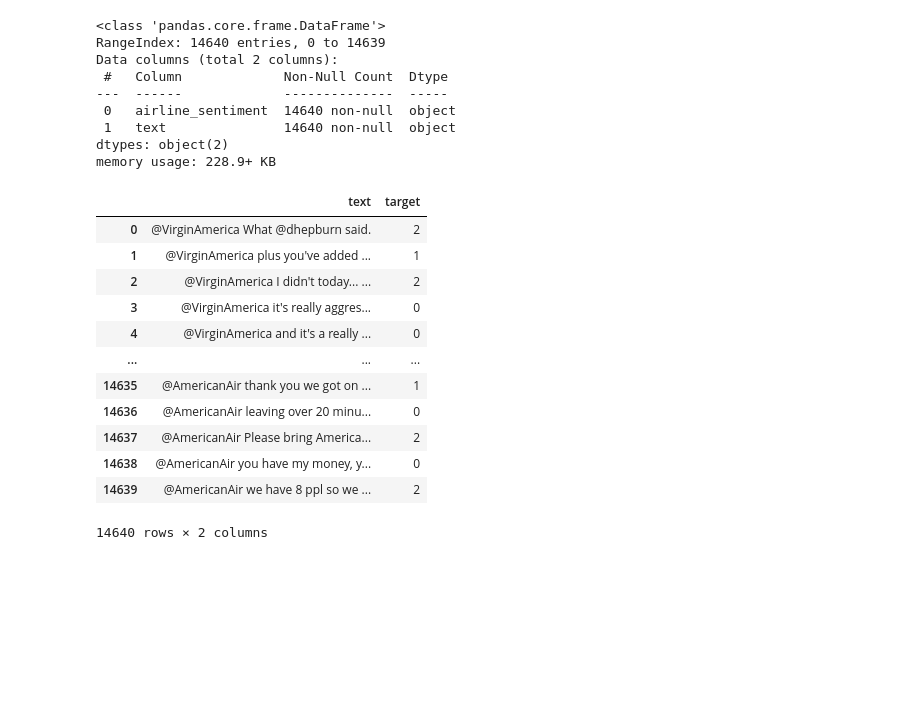
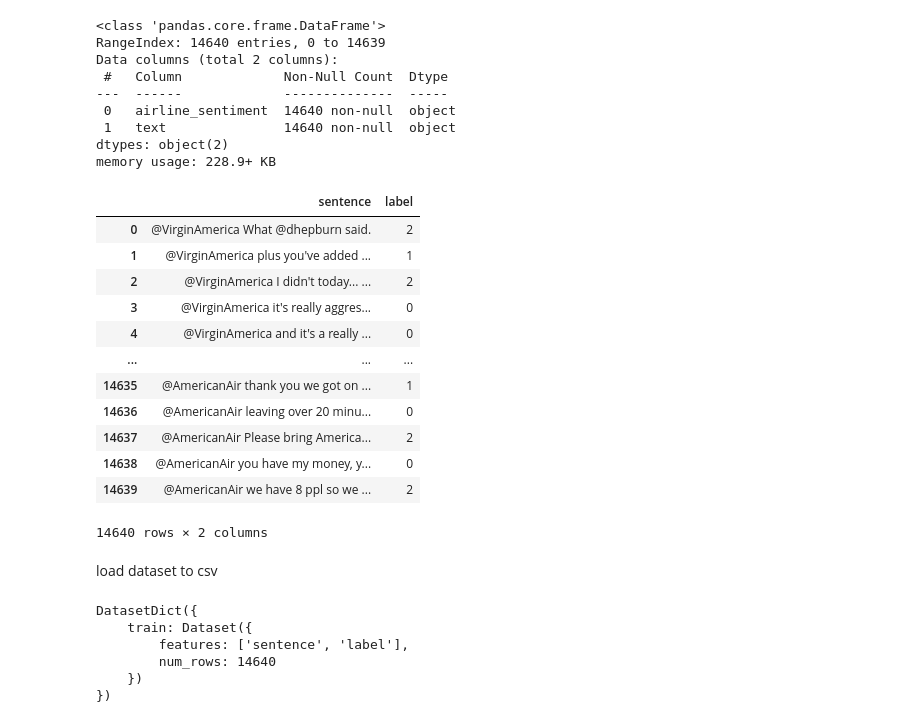
Before and after one commit to Tuchsanai/AIMaster-seagate-training-2024, a Jupyter notebook: Day2/Fine-Tuning Sentiment Custom Dataset/Fine-Tuning Sentiment Custom Dataset.ipynb, the cells around one changed output. Drawn from its saved outputs; the diff is of its cells as text; code cells hidden in the pictures; blank space fills up the shorter version.

```diff
--- a/Day2/Fine-Tuning Sentiment Custom Dataset/Fine-Tuning Sentiment Custom Dataset.ipynb
+++ b/Day2/Fine-Tuning Sentiment Custom Dataset/Fine-Tuning Sentiment Custom Dataset.ipynb
@@ -78,11 +61,13 @@ memory usage: 228.9+ KB
 # %%
 target_map = {'positive': 1, 'negative': 0, 'neutral': 2}
 df['target'] = df['airline_sentiment'].map(target_map)
 df= df.drop('airline_sentiment',axis=1)
+df.columns = ['sentence', 'label']
+df.to_csv('data.csv', index=None)
 
 df
 # %% [output]
-|  | text | target |
+|  | sentence | label |
 | 0 | @VirginAmerica What @dhepburn said. | 2 |
 | 1 | @VirginAmerica plus you've added ... | 1 |
 | 2 | @VirginAmerica I didn't today... ... | 2 |
@@ -95,3 +80,5 @@ df
 | 14638 | @AmericanAir you have my money, y... | 0 |
 | 14639 | @AmericanAir we have 8 ppl so we ... | 2 |
 14640 rows × 2 columns
+# %% [markdown]
+load dataset to csv
@@ -97,0 +88,9 @@ df
+# %%
+raw_dataset
+# %% [output]
+DatasetDict({
+    train: Dataset({
+        features: ['sentence', 'label'],
+        num_rows: 14640
+    })
+})
```
Also changed, not shown: parts of 20 cells of this notebook.
